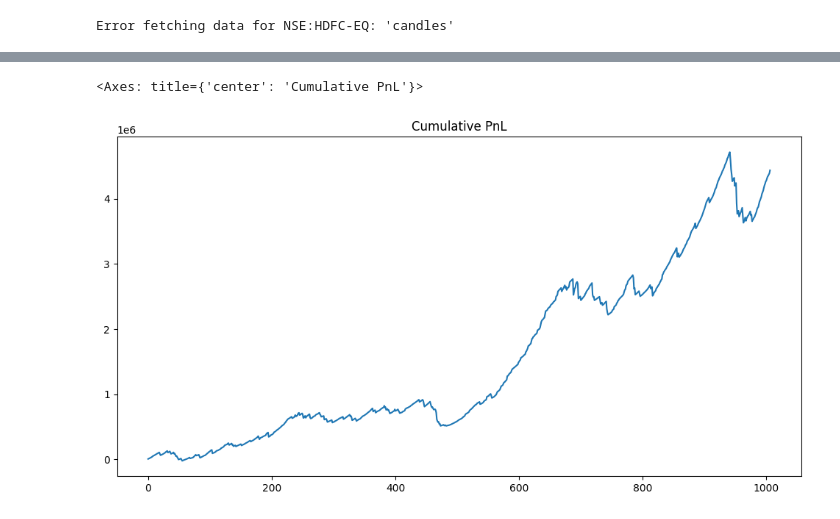
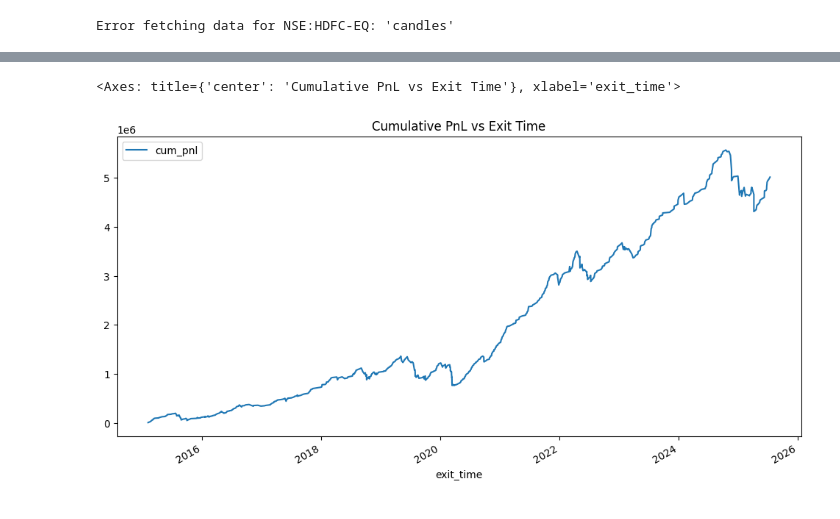
Before and after one commit to wishabhilash/strategy-notebooks, a Jupyter notebook: notebooks/NiftyShop-Fabtrader.ipynb, the cells around one changed output, grey strips where cells are left out. Cells and saved outputs as stored; diff of their text form; code cells hidden in the pictures.

```diff
--- a/notebooks/NiftyShop-Fabtrader.ipynb
+++ b/notebooks/NiftyShop-Fabtrader.ipynb
@@ -478,5 +492,8 @@ plt.show()
 # %%
-trades.sort_values(['exit_time']).reset_index(drop=True).pnl.cumsum().plot(title='Cumulative PnL', figsize=(12, 6))
+# ...existing code...
+trades = trades.sort_values(['exit_time']).reset_index(drop=True)
+trades['cum_pnl'] = trades['pnl'].cumsum()
+trades.plot(x='exit_time', y='cum_pnl', title='Cumulative PnL vs Exit Time', figsize=(12, 6))
 # %% [output]
-<Axes: title={'center': 'Cumulative PnL'}>
+<Axes: title={'center': 'Cumulative PnL vs Exit Time'}, xlabel='exit_time'>
-[figure, old version]
+[figure, new version]
```
Also changed, not shown: parts of 6 cells of this notebook.
